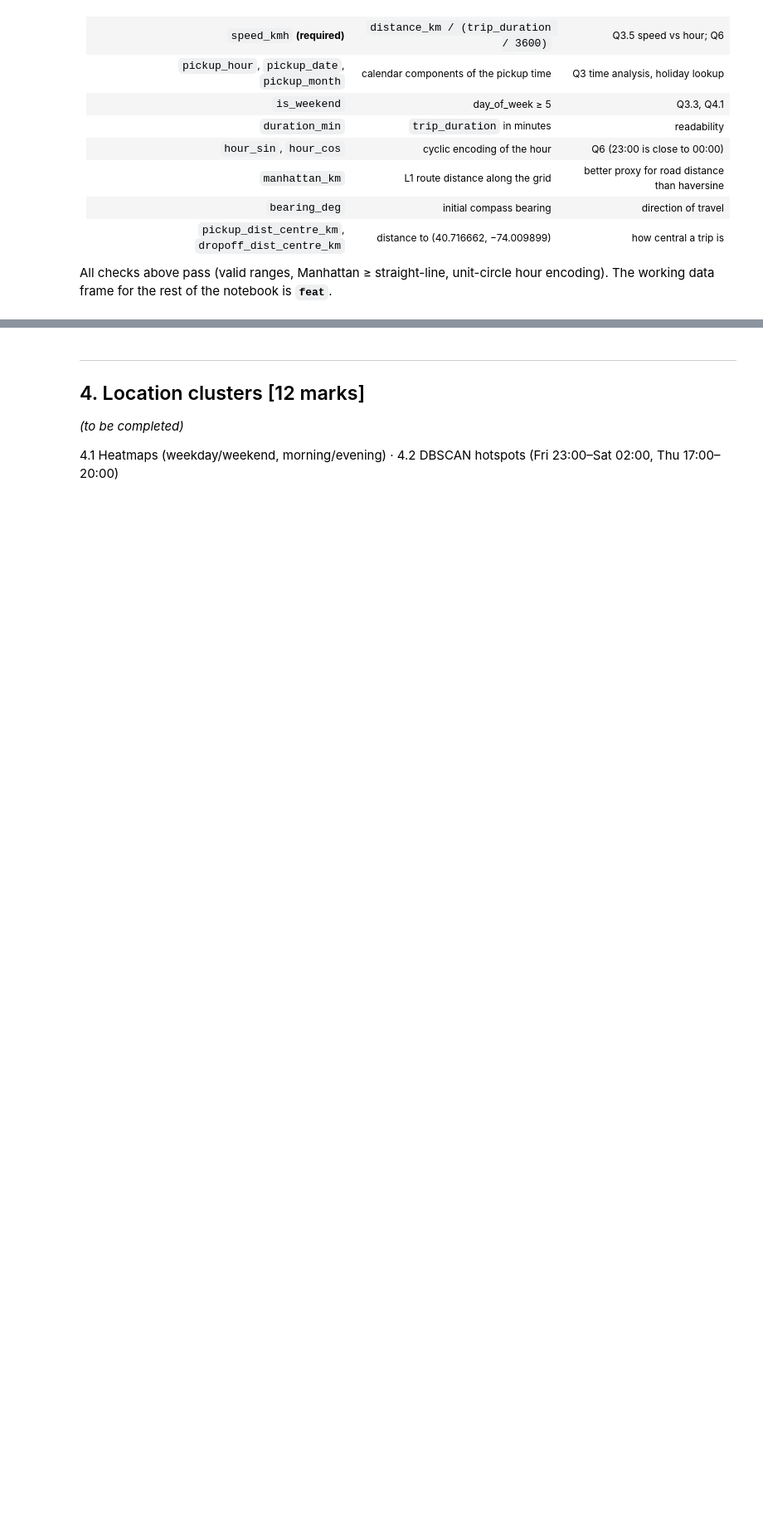
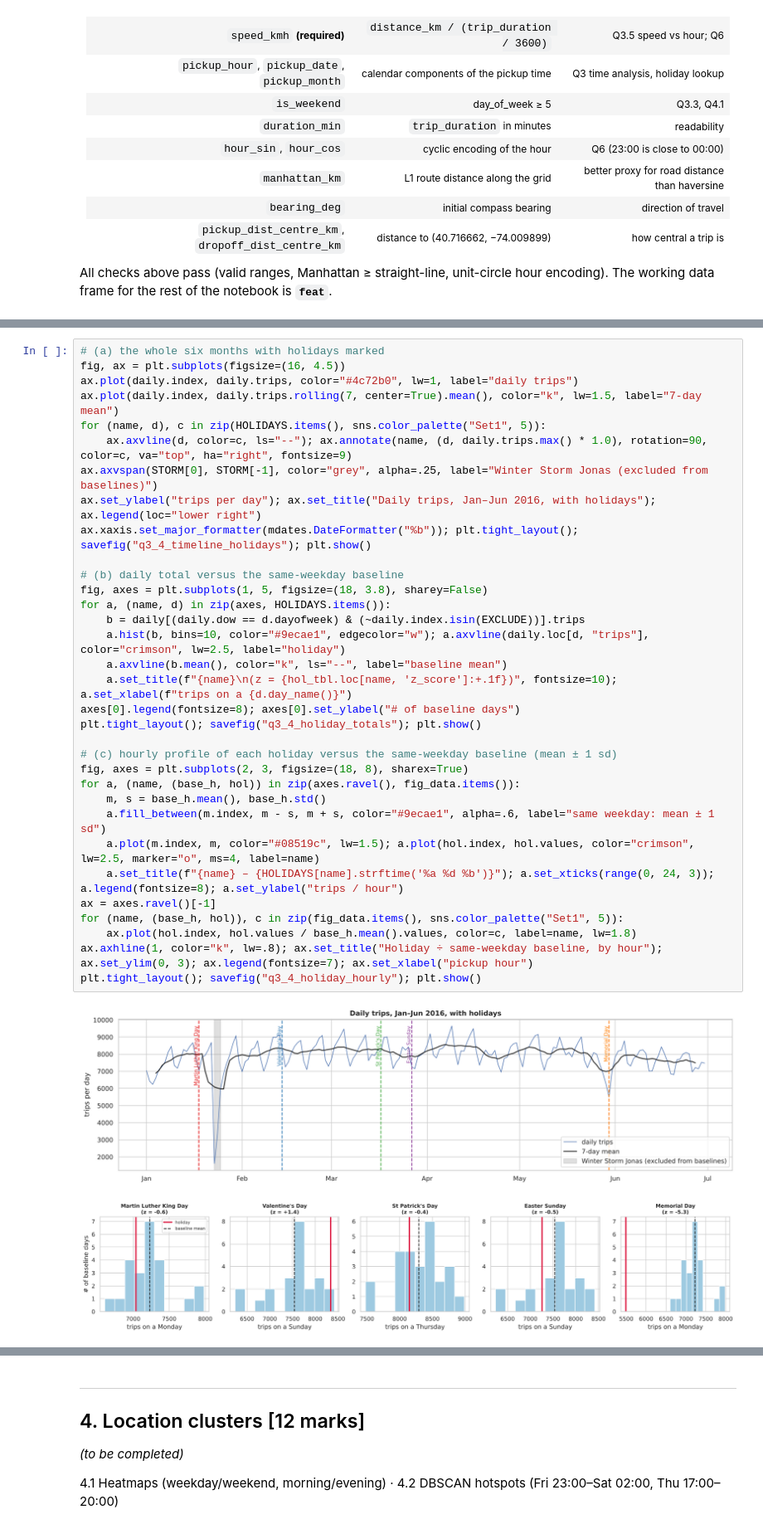
Before and after one commit to EmmanuelAzu/DVE_Assignment_2, a Jupyter notebook: DVE_Assignment_2.ipynb, the cells around one changed output, grey strips where cells are left out. Shown at 83% size. Saved outputs shown, nothing was run; the diff lists cells and outputs as text; blank space fills up the shorter version.

```diff
--- a/DVE_Assignment_2.ipynb
+++ b/DVE_Assignment_2.ipynb
@@ -455,0 +710,36 @@ rest of the notebook is **`feat`**.
+# %%
+# (a) the whole six months with holidays marked
+fig, ax = plt.subplots(figsize=(16, 4.5))
+ax.plot(daily.index, daily.trips, color="#4c72b0", lw=1, label="daily trips")
+ax.plot(daily.index, daily.trips.rolling(7, center=True).mean(), color="k", lw=1.5, label="7-day mean")
+for (name, d), c in zip(HOLIDAYS.items(), sns.color_palette("Set1", 5)):
+    ax.axvline(d, color=c, ls="--"); ax.annotate(name, (d, daily.trips.max() * 1.0), rotation=90, color=c, va="top", ha="right", fontsize=9)
+ax.axvspan(STORM[0], STORM[-1], color="grey", alpha=.25, label="Winter Storm Jonas (excluded from baselines)")
+ax.set_ylabel("trips per day"); ax.set_title("Daily trips, Jan–Jun 2016, with holidays"); ax.legend(loc="lower right")
+ax.xaxis.set_major_formatter(mdates.DateFormatter("%b")); plt.tight_layout(); savefig("q3_4_timeline_holidays"); plt.show()
+
+# (b) daily total versus the same-weekday baseline
+fig, axes = plt.subplots(1, 5, figsize=(18, 3.8), sharey=False)
+for a, (name, d) in zip(axes, HOLIDAYS.items()):
+    b = daily[(daily.dow == d.dayofweek) & (~daily.index.isin(EXCLUDE))].trips
+    a.hist(b, bins=10, color="#9ecae1", edgecolor="w"); a.axvline(daily.loc[d, "trips"], color="crimson", lw=2.5, label="holiday")
+    a.axvline(b.mean(), color="k", ls="--", label="baseline mean")
+    a.set_title(f"{name}\n(z = {hol_tbl.loc[name, 'z_score']:+.1f})", fontsize=10); a.set_xlabel(f"trips on a {d.day_name()}")
+axes[0].legend(fontsize=8); axes[0].set_ylabel("# of baseline days")
+plt.tight_layout(); savefig("q3_4_holiday_totals"); plt.show()
+
+# (c) hourly profile of each holiday versus the same-weekday baseline (mean ± 1 sd)
+fig, axes = plt.subplots(2, 3, figsize=(18, 8), sharex=True)
+for a, (name, (base_h, hol)) in zip(axes.ravel(), fig_data.items()):
+    m, s = base_h.mean(), base_h.std()
+    a.fill_between(m.index, m - s, m + s, color="#9ecae1", alpha=.6, label="same weekday: mean ± 1 sd")
+    a.plot(m.index, m, color="#08519c", lw=1.5); a.plot(hol.index, hol.values, color="crimson", lw=2.5, marker="o", ms=4, label=name)
+    a.set_title(f"{name} – {HOLIDAYS[name].strftime('%a %d %b')}"); a.set_xticks(range(0, 24, 3)); a.legend(fontsize=8); a.set_ylabel("trips / hour")
+ax = axes.ravel()[-1]
+for (name, (base_h, hol)), c in zip(fig_data.items(), sns.color_palette("Set1", 5)):
+    ax.plot(hol.index, hol.values / base_h.mean().values, color=c, label=name, lw=1.8)
+ax.axhline(1, color="k", lw=.8); ax.set_title("Holiday ÷ same-weekday baseline, by hour"); ax.set_ylim(0, 3); ax.legend(fontsize=7); ax.set_xlabel("pickup hour")
+plt.tight_layout(); savefig("q3_4_holiday_hourly"); plt.show()
+# %% [output]
+[figure, added]
+[figure, added]
```
Also changed, not shown: parts of 21 cells of this notebook, 8 other files.
